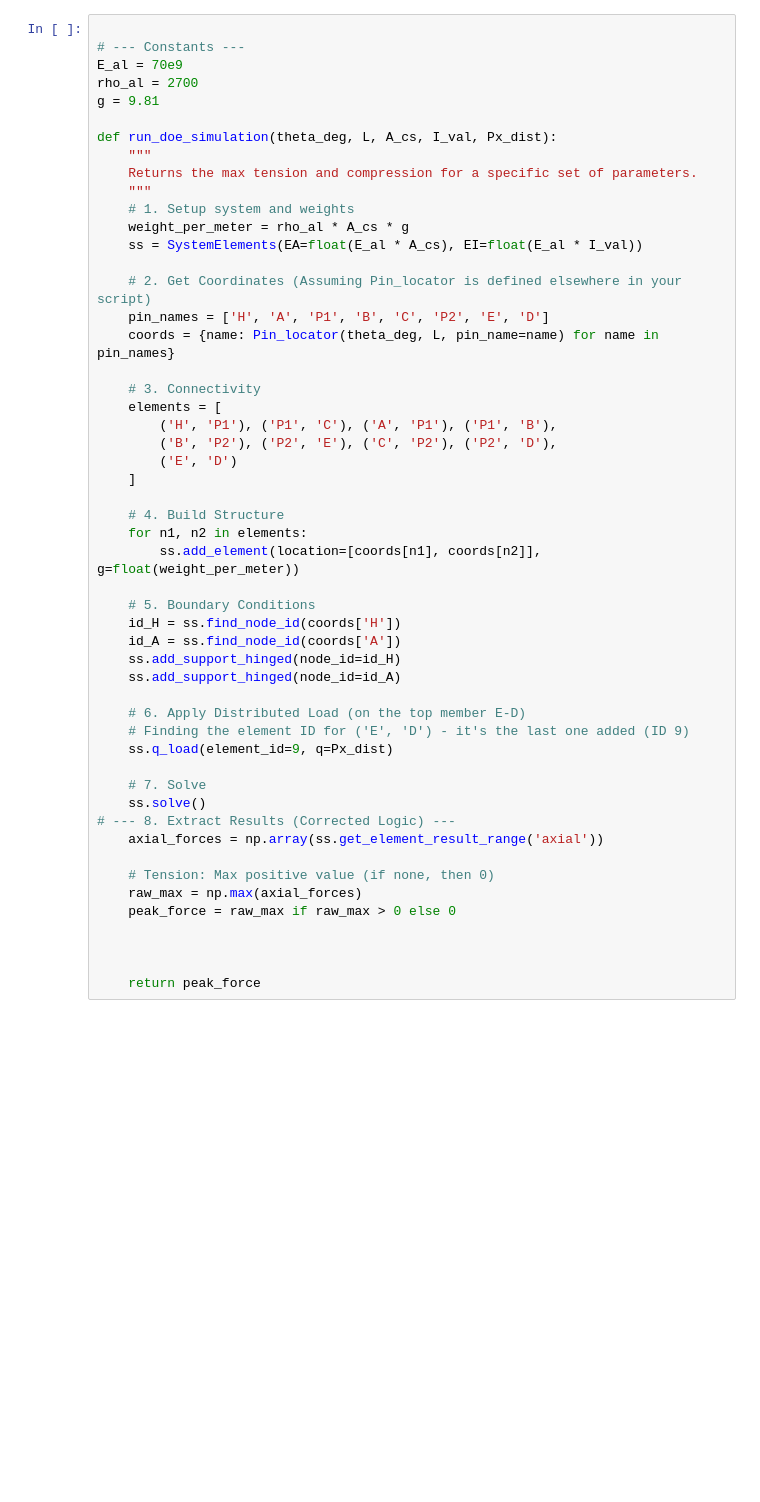
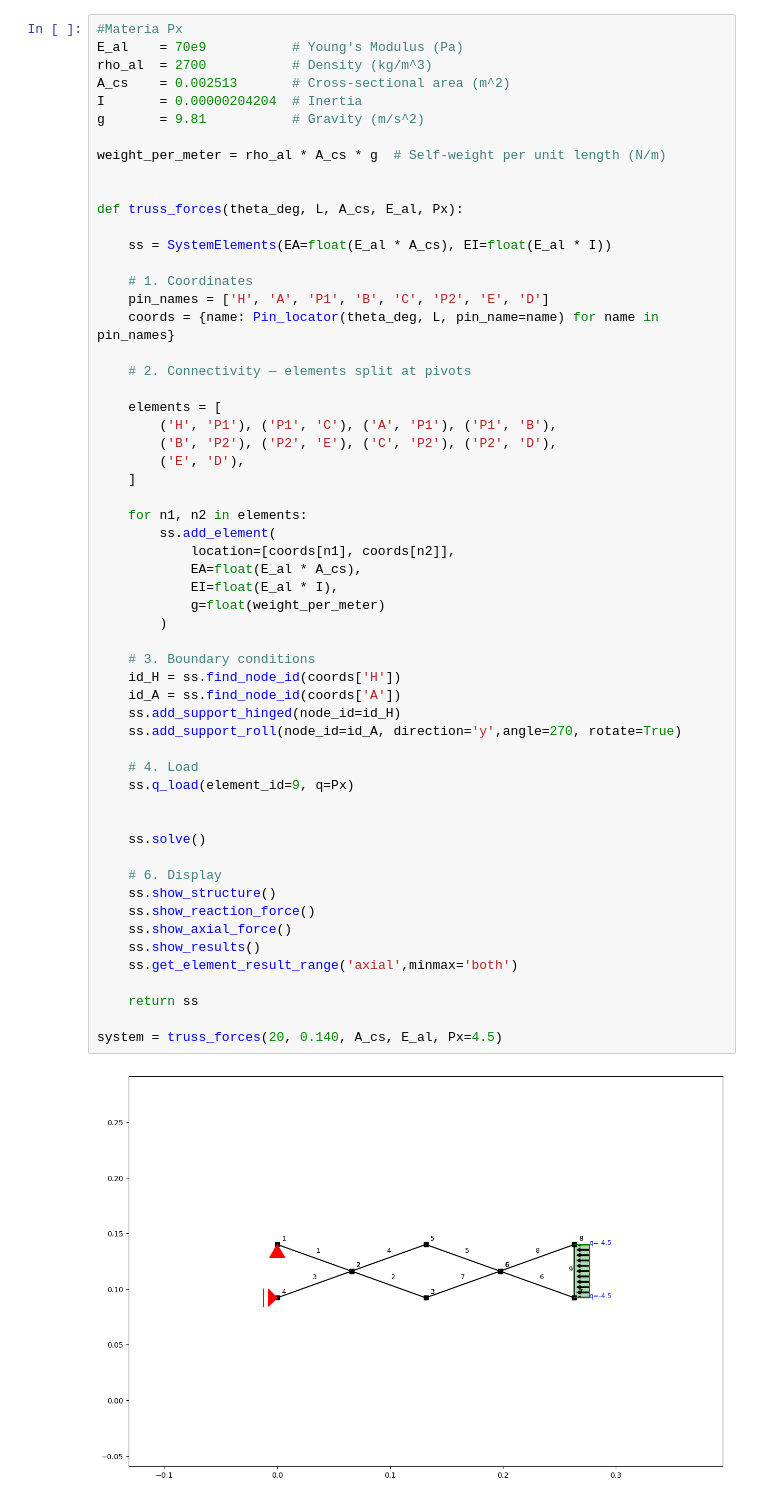
Before and after one commit to JonathanS1212/MECH390, a Jupyter notebook: Statics/Finland.ipynb, the cells around one changed output. Drawn from its saved outputs; the diff is of its cells as text; blank space fills up the shorter version.

```diff
--- a/Statics/Finland.ipynb
+++ b/Statics/Finland.ipynb
@@ -43,52 +62,59 @@ def Pin_locator (theta_deg, L, pin_name=None):
 # %%
+#Materia Px
+E_al    = 70e9           # Young's Modulus (Pa)
+rho_al  = 2700           # Density (kg/m^3)
+A_cs    = 0.002513       # Cross-sectional area (m^2)
+I       = 0.00000204204  # Inertia
+g       = 9.81           # Gravity (m/s^2)
 
-# --- Constants ---
-E_al = 70e9
-rho_al = 2700
-g = 9.81
+weight_per_meter = rho_al * A_cs * g  # Self-weight per unit length (N/m)
 
-def run_doe_simulation(theta_deg, L, A_cs, I_val, Px_dist):
-    """
-    Returns the max tension and compression for a specific set of parameters.
-    """
-    # 1. Setup system and weights
-    weight_per_meter = rho_al * A_cs * g
-    ss = SystemElements(EA=float(E_al * A_cs), EI=float(E_al * I_val))
 
-    # 2. Get Coordinates (Assuming Pin_locator is defined elsewhere in your script)
+def truss_forces(theta_deg, L, A_cs, E_al, Px):
+
+    ss = SystemElements(EA=float(E_al * A_cs), EI=float(E_al * I))
+
+    # 1. Coordinates
     pin_names = ['H', 'A', 'P1', 'B', 'C', 'P2', 'E', 'D']
     coords = {name: Pin_locator(theta_deg, L, pin_name=name) for name in pin_names}
 
-    # 3. Connectivity
+    # 2. Connectivity — elements split at pivots
+
     elements = [
         ('H', 'P1'), ('P1', 'C'), ('A', 'P1'), ('P1', 'B'),
         ('B', 'P2'), ('P2', 'E'), ('C', 'P2'), ('P2', 'D'),
-        ('E', 'D')
+        ('E', 'D'),
     ]
 
-    # 4. Build Structure
     for n1, n2 in elements:
-        ss.add_element(location=[coords[n1], coords[n2]], g=float(weight_per_meter))
+        ss.add_element(
+            location=[coords[n1], coords[n2]],
+            EA=float(E_al * A_cs),
+            EI=float(E_al * I),
+            g=float(weight_per_meter)
+        )
 
-    # 5. Boundary Conditions
+    # 3. Boundary conditions
     id_H = ss.find_node_id(coords['H'])
     id_A = ss.find_node_id(coords['A'])
     ss.add_support_hinged(node_id=id_H)
-    ss.add_support_hinged(node_id=id_A)
+    ss.add_support_roll(node_id=id_A, direction='y',angle=270, rotate=True)
 
-    # 6. Apply Distributed Load (on the top member E-D)
-    # Finding the element ID for ('E', 'D') - it's the last one added (ID 9)
-    ss.q_load(element_id=9, q=Px_dist)
-
-    # 7. Solve
-    ss.solve()
-# --- 8. Extract Results (Corrected Logic) ---
-    axial_forces = np.array(ss.get_element_result_range('axial'))
-
-    # Tension: Max positive value (if none, then 0)
-    raw_max = np.max(axial_forces)
-    peak_force = raw_max if raw_max > 0 else 0
+    # 4. Load
+    ss.q_load(element_id=9, q=Px)
 
 
+    ss.solve()
 
-    return peak_force
+    # 6. Display
+    ss.show_structure()
+    ss.show_reaction_force()
+    ss.show_axial_force()
+    ss.show_results()
+    ss.get_element_result_range('axial',minmax='both')
+
+    return ss
+
+system = truss_forces(20, 0.140, A_cs, E_al, Px=4.5)
+# %% [output]
+[figure, added]
```
Also changed, not shown: parts of 5 cells of this notebook, 14 other files.
